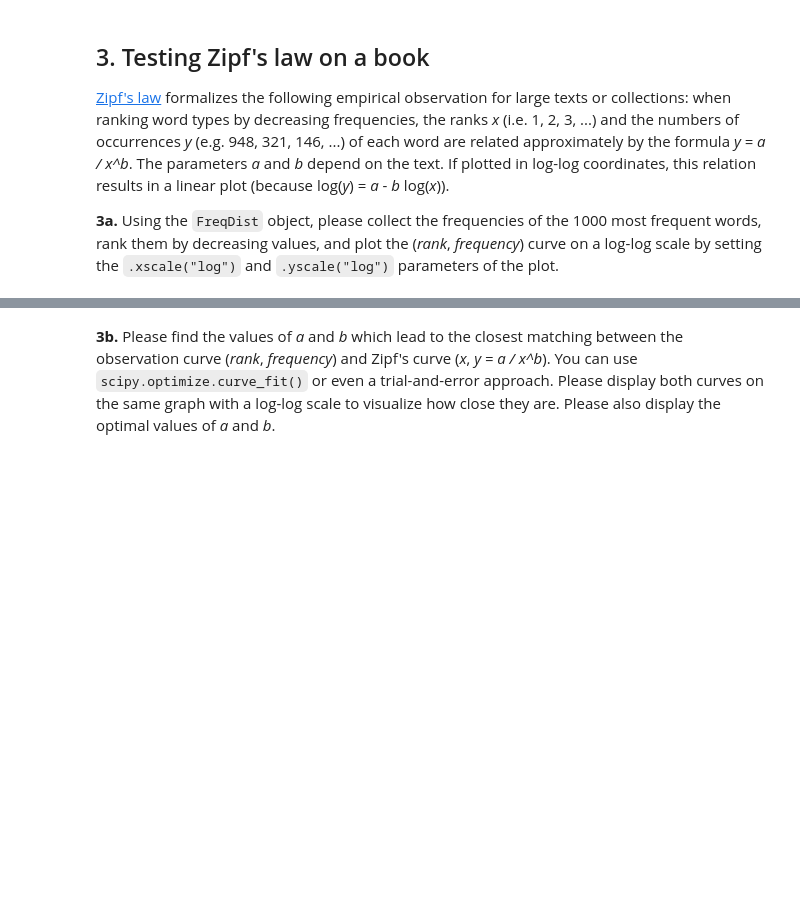
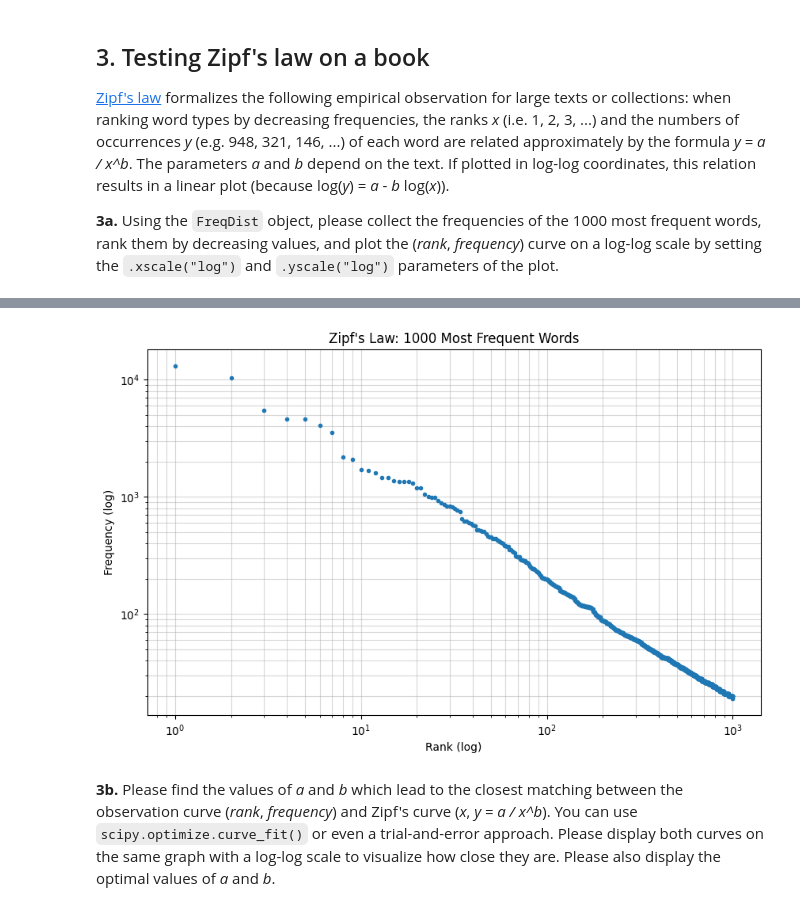
Before and after one commit to pdsalus/AdvNLP_projects, a Jupyter notebook: Lab_1/MSE_AdvNLP_Lab1_student-oli.ipynb, the cells around one changed output, grey strips where cells are left out. Saved outputs shown, nothing was run; the diff lists cells and outputs as text; code cells hidden in the pictures; blank space fills up the shorter version.

```diff
--- a/Lab_1/MSE_AdvNLP_Lab1_student-oli.ipynb
+++ b/Lab_1/MSE_AdvNLP_Lab1_student-oli.ipynb
@@ -207,2 +206,34 @@ ModuleNotFoundError: No module named 'matplotlib'
+# %%
+# Please write your Python code in this cell and execute it.
+
+tokens = nltk.tokenize.word_tokenize(cleaned_text)
+
+# We lowercase them so 'The' and 'the' are counted as the same word.
+# We also filter out punctuation using .isalpha()
+tokens = [w.lower() for w in tokens if w.isalpha()]
+
+fdist = FreqDist(tokens)
+most_common_1000 = fdist.most_common(1000)
+
+frequencies = [freq for word, freq in most_common_1000]
+ranks = range(1, len(frequencies) + 1)
+
+# Plotting on a log-log scale
+plt.figure(figsize=(10, 6))
+plt.plot(ranks, frequencies, marker=".", linestyle='none')
+
+# Setting the scales to log as requested
+plt.xscale("log")
+plt.yscale("log")
+
+# Labeling the graph
+plt.xlabel('Rank (log)')
+plt.ylabel('Frequency (log)')
+plt.title("Zipf's Law: 1000 Most Frequent Words")
+plt.grid(True, which="both", ls="-", alpha=0.5)
+
+plt.show()
+# %% [output]
+[figure, added]
 # %% [markdown]
 **3b.** Please find the values of *a* and *b* which lead to the closest matching between the observation curve (*rank*, *frequency*) and Zipf's curve (*x*, *y = a / x^b*).  You can use `scipy.optimize.curve_fit()` or even a trial-and-error approach.  Please display both curves on the same graph with a log-log scale to visualize how close they are.  Please also display the optimal values of *a* and *b*.
```
Also changed, not shown: parts of 8 cells of this notebook.
